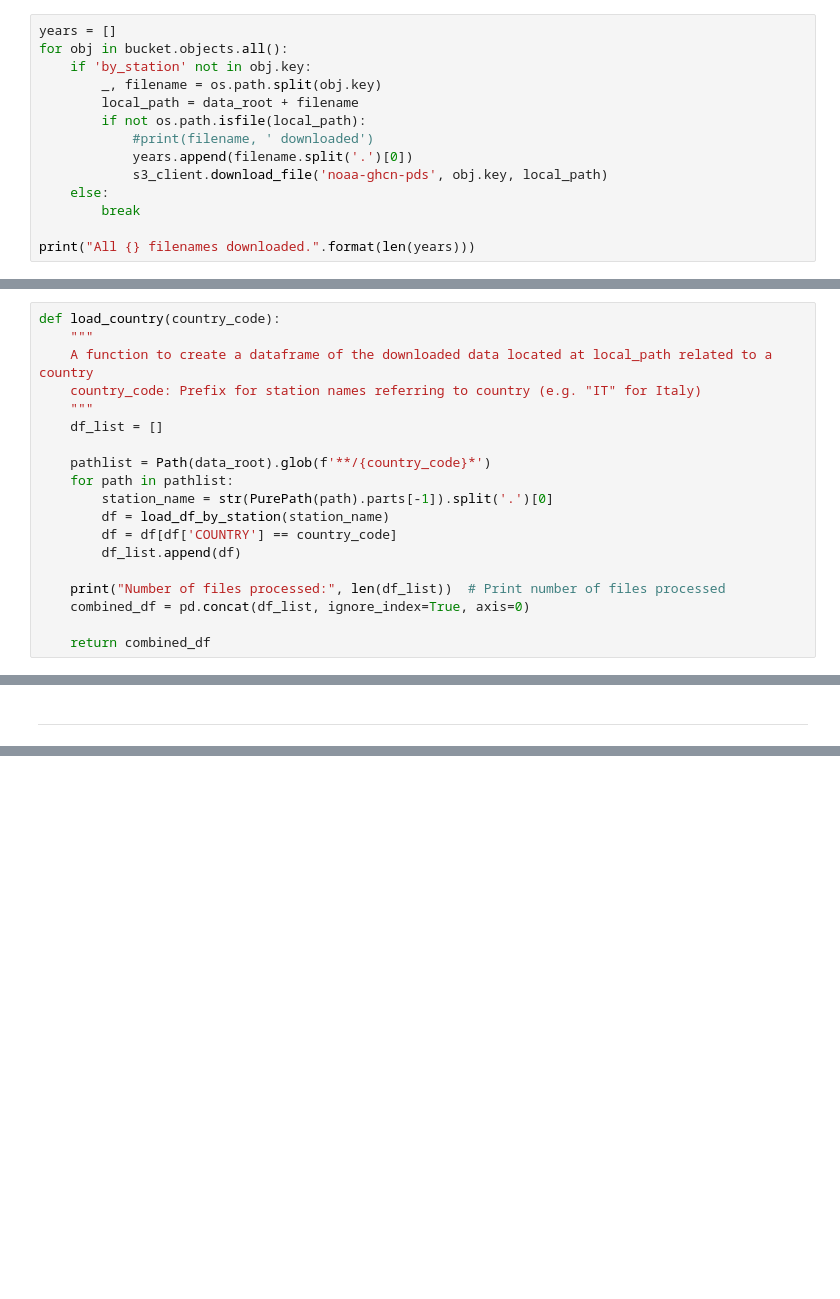
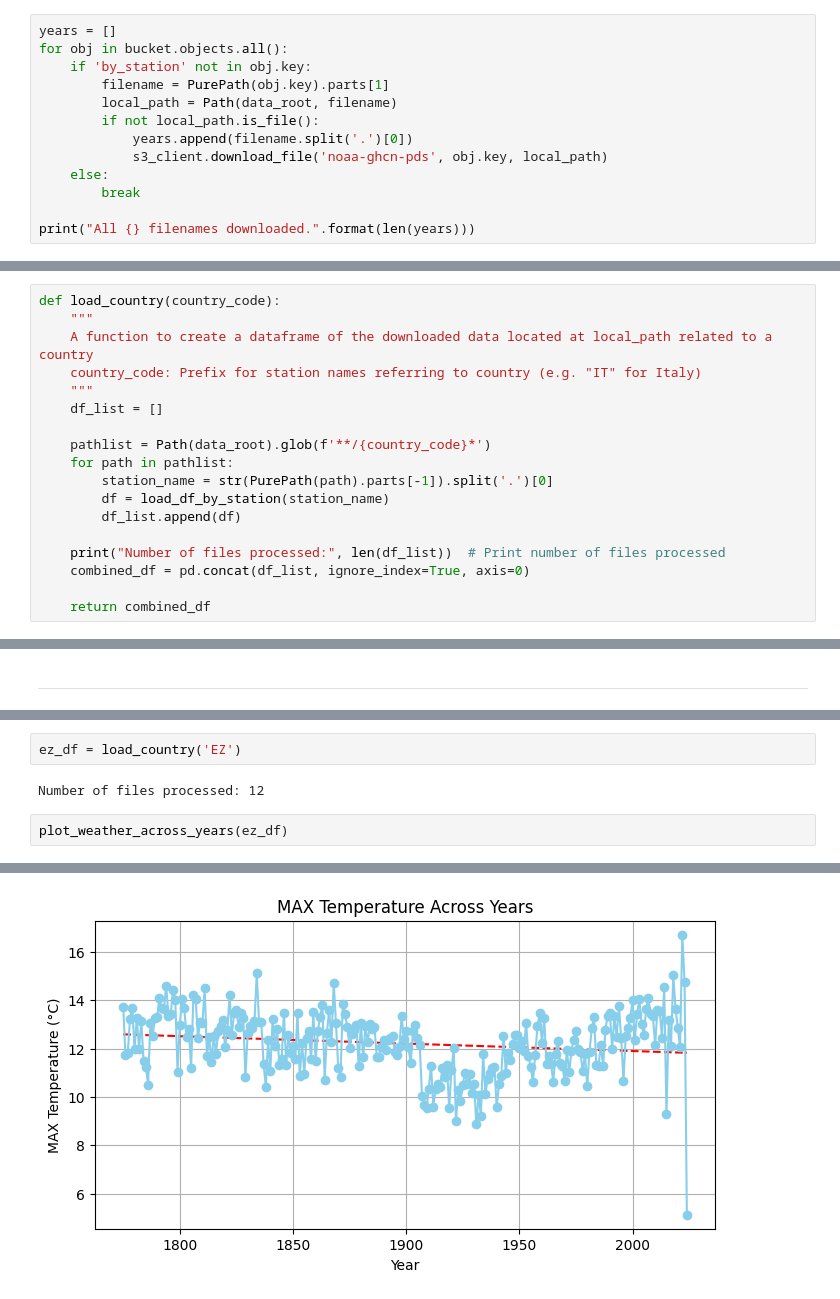
Before and after one commit to LeliaE/climateScience, a Jupyter notebook: Weather_Report.ipynb, the cells around one changed output, grey strips where cells are left out. Cells and saved outputs as stored; diff of their text form; blank space fills up the shorter version.

```diff
--- a/Weather_Report.ipynb
+++ b/Weather_Report.ipynb
@@ -57,10 +55,9 @@ column_names = ['ID', 'DATE', 'ELEMENT', 'DATA VALUE', 'M-FLAG', 'Q-FLAG', 'S-FL
 years = []
 for obj in bucket.objects.all():
     if 'by_station' not in obj.key:
-        _, filename = os.path.split(obj.key)
-        local_path = data_root + filename
-        if not os.path.isfile(local_path):
-            #print(filename, ' downloaded')
+        filename = PurePath(obj.key).parts[1]
+        local_path = Path(data_root, filename)
+        if not local_path.is_file():
             years.append(filename.split('.')[0])
             s3_client.download_file('noaa-ghcn-pds', obj.key, local_path)
     else:
@@ -362,7 +360,6 @@ def load_country(country_code):
     for path in pathlist:
         station_name = str(PurePath(path).parts[-1]).split('.')[0]
         df = load_df_by_station(station_name)
-        df = df[df['COUNTRY'] == country_code]
         df_list.append(df)
 
     print("Number of files processed:", len(df_list))  # Print number of files processed
@@ -537,0 +557,7 @@ See the caveats in the documentation: https://pandas.pydata.org/pandas-docs/stab
+# %%
+ez_df = load_country('EZ')
+# %% [output]
+Number of files processed: 12
+# %%
+plot_weather_across_years(ez_df)
+# %% [output]
@@ -537,0 +569 @@ See the caveats in the documentation: https://pandas.pydata.org/pandas-docs/stab
+[figure, added]
```
Also changed, not shown: parts of 11 cells of this notebook.
